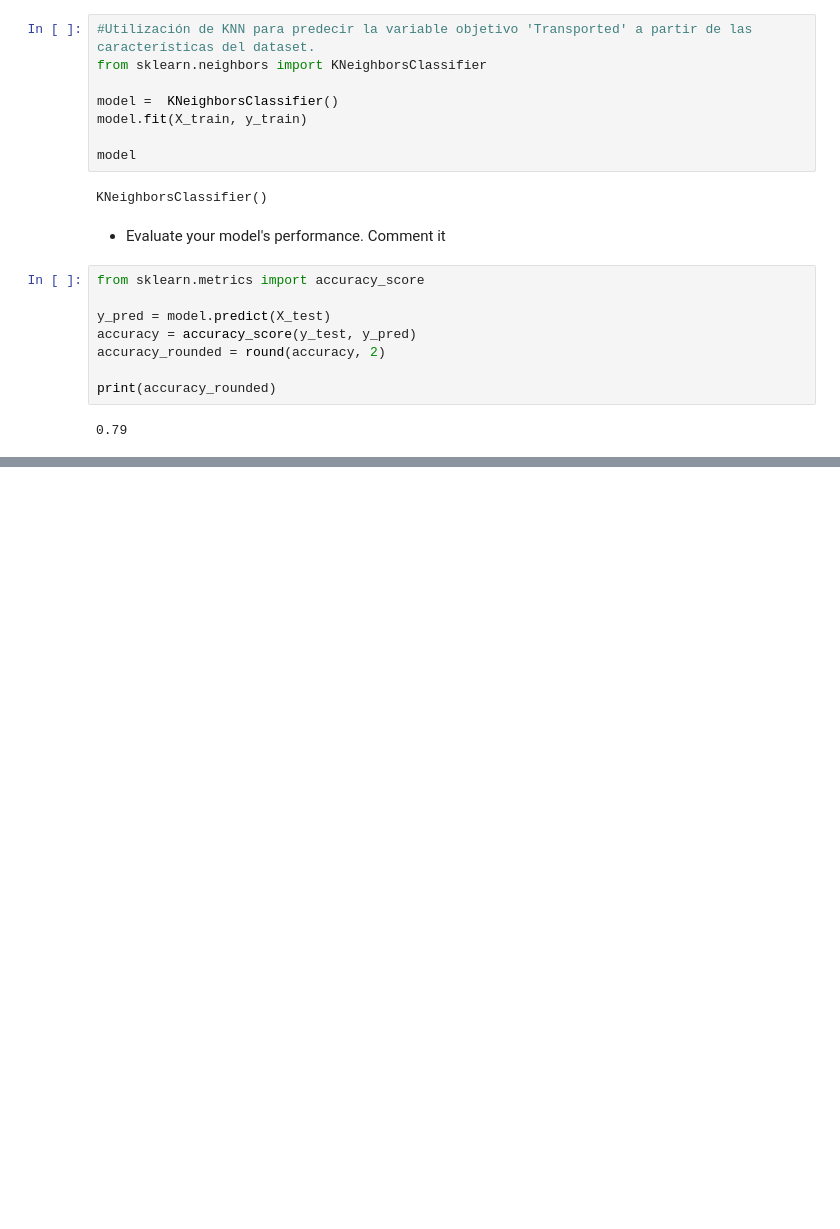
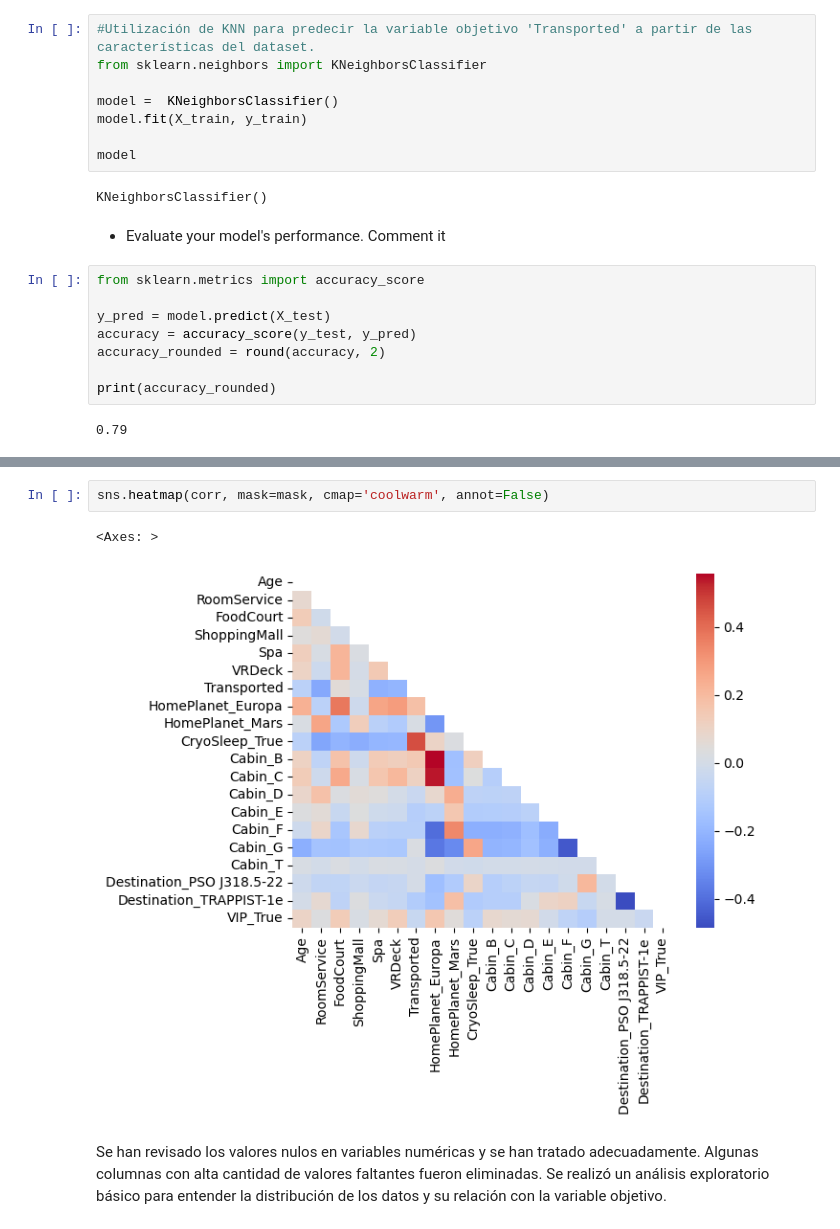
Before and after one commit to LautaroDA2205/lab-feature-engineering, a Jupyter notebook: lab-feature_eng.ipynb, the cells around one changed output, grey strips where cells are left out. Cells and saved outputs as stored; diff of their text form; blank space fills up the shorter version.

```diff
--- a/lab-feature_eng.ipynb
+++ b/lab-feature_eng.ipynb
@@ -141,0 +219,9 @@ print(accuracy_rounded)
+# %%
+sns.heatmap(corr, mask=mask, cmap='coolwarm', annot=False)
+# %% [output]
+<Axes: >
+[figure, added]
+# %% [markdown]
+Se han revisado los valores nulos en variables numéricas y se han tratado adecuadamente.
+Algunas columnas con alta cantidad de valores faltantes fueron eliminadas.
+Se realizó un análisis exploratorio básico para entender la distribución de los datos y su relación con la variable objetivo.
```
Also changed, not shown: parts of 12 cells of this notebook.
